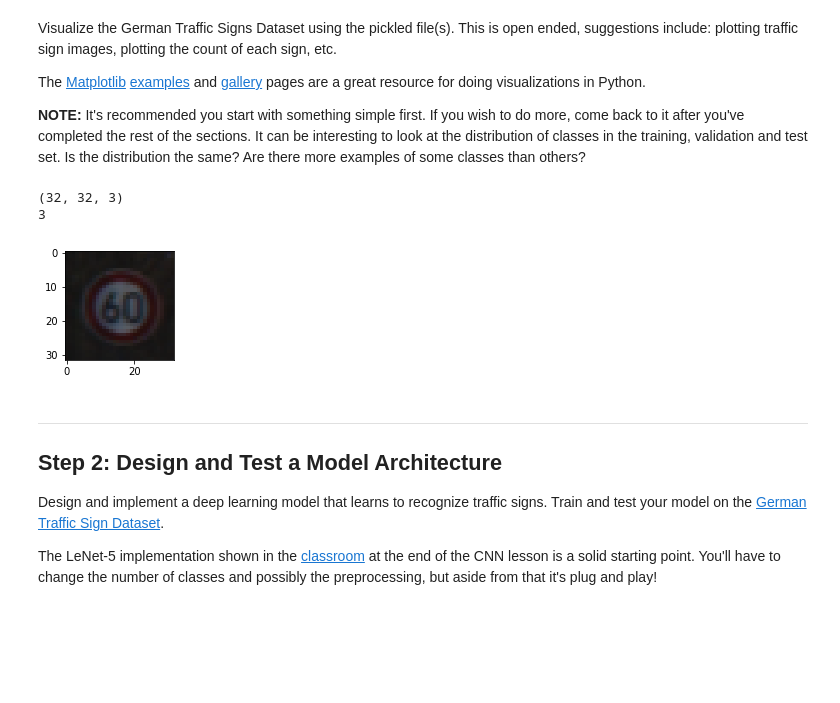
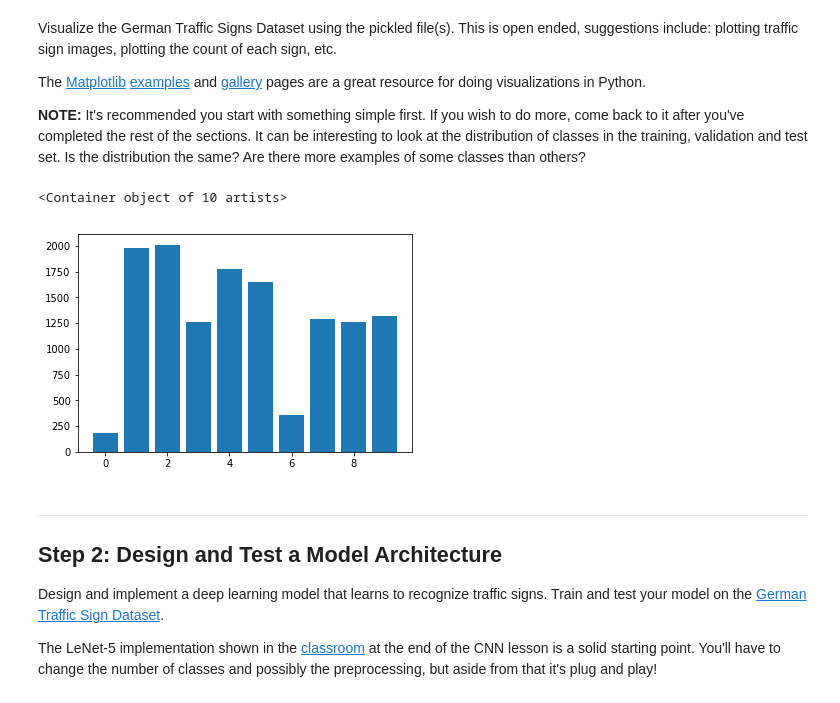
Before and after one commit to joelpou/traffic-sign-classifier, a Jupyter notebook: Traffic_Sign_Classifier.ipynb, the cells around one changed output. Drawn from its saved outputs; the diff is of its cells as text; code cells hidden in the pictures; blank space fills up the shorter version.

```diff
--- a/Traffic_Sign_Classifier.ipynb
+++ b/Traffic_Sign_Classifier.ipynb
@@ -98,24 +98,28 @@ The [Matplotlib](http://matplotlib.org/) [examples](http://matplotlib.org/exampl
 # %%
 ### Data exploration visualization code goes here.
 ### Feel free to use as many code cells as needed.
 import matplotlib.pyplot as plt
 import random
 import numpy as np
 # Visualizations will be shown in the notebook.
 %matplotlib inline
 
-index = random.randint(0, len(X_train))
-image = X_train[index].squeeze()
+#Print 20 random images from dataset
+# for i in range(20):
+#     index = random.randint(0, len(X_train))
+#     img = X_train[index].squeeze()
+#     plt.figure(figsize=(2,2))
+#     plt.imshow(img)
 
-print(image.shape)
+# Plotting number of samples v/s sign id
+counts = []
+for i in range(10):
+    counts.append(np.sum(y_train == i))
 
-plt.figure(figsize=(2,2))
-plt.imshow(image)
-print(y_train[index])
+plt.bar(range(10),counts)
 # %% [output]
-(32, 32, 3)
-3
+<Container object of 10 artists>
-[figure, old version]
+[figure, new version]
 # %% [markdown]
 ----
 
```
Also changed, not shown: parts of 2 cells of this notebook, 7 other files.
